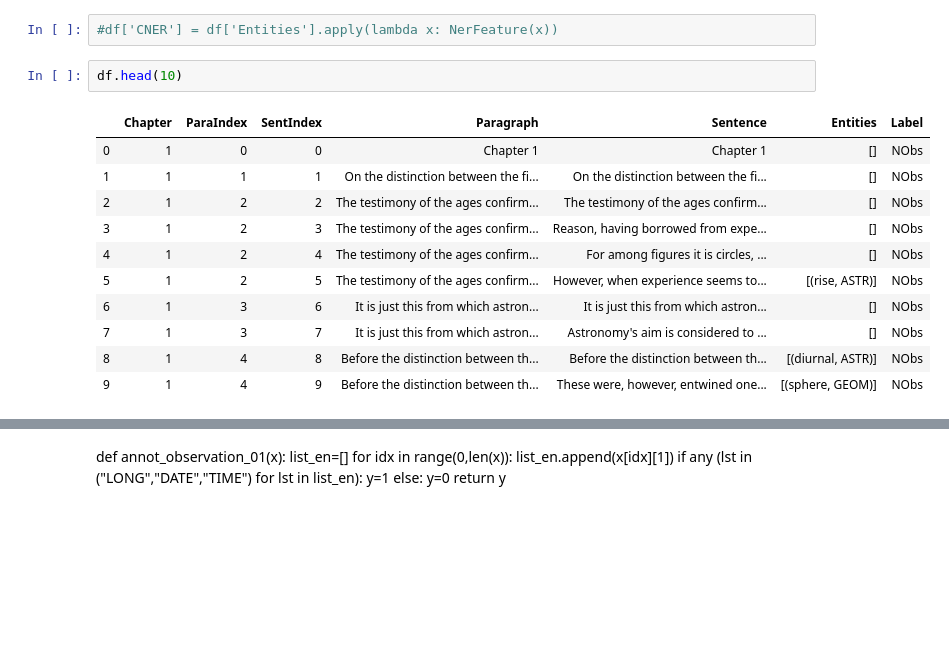
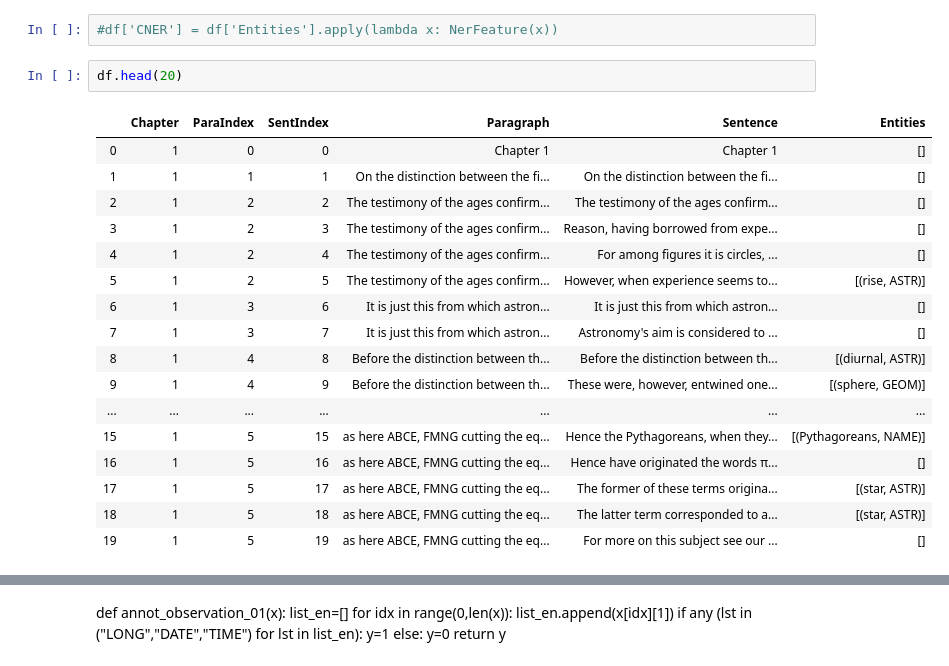
Before and after one commit to myeghaneh/BZML, a Jupyter notebook: BZML/notebooks/13_02_Coll_updated_Observation_Sents.ipynb, the cells around one changed output, grey strips where cells are left out. Cells and saved outputs as stored; diff of their text form; blank space fills up the shorter version.

```diff
--- a/BZML/notebooks/13_02_Coll_updated_Observation_Sents.ipynb
+++ b/BZML/notebooks/13_02_Coll_updated_Observation_Sents.ipynb
@@ -217,19 +217,25 @@ df['Entities'] = df['Sentence'].apply(lambda x: entity(x))
 # %%
 #df['CNER'] = df['Entities'].apply(lambda x: NerFeature(x))
 # %%
-df.head(10)
+df.head(20)
 # %% [output]
-|  | Chapter | ParaIndex | SentIndex | Paragraph | Sentence | Entities | Label |
-| 0 | 1 | 0 | 0 | Chapter 1 | Chapter 1 | [] | NObs |
-| 1 | 1 | 1 | 1 | On the distinction between the fi... | On the distinction between the fi... | [] | NObs |
-| 2 | 1 | 2 | 2 | The testimony of the ages confirm... | The testimony of the ages confirm... | [] | NObs |
-| 3 | 1 | 2 | 3 | The testimony of the ages confirm... | Reason, having borrowed from expe... | [] | NObs |
-| 4 | 1 | 2 | 4 | The testimony of the ages confirm... | For among figures it is circles, ... | [] | NObs |
-| 5 | 1 | 2 | 5 | The testimony of the ages confirm... | However, when experience seems to... | [(rise, ASTR)] | NObs |
-| 6 | 1 | 3 | 6 | It is just this from which astron... | It is just this from which astron... | [] | NObs |
-| 7 | 1 | 3 | 7 | It is just this from which astron... | Astronomy's aim is considered to ... | [] | NObs |
-| 8 | 1 | 4 | 8 | Before the distinction between th... | Before the distinction between th... | [(diurnal, ASTR)] | NObs |
-| 9 | 1 | 4 | 9 | Before the distinction between th... | These were, however, entwined one... | [(sphere, GEOM)] | NObs |
+|  | Chapter | ParaIndex | SentIndex | Paragraph | Sentence | Entities |
+| 0 | 1 | 0 | 0 | Chapter 1 | Chapter 1 | [] |
+| 1 | 1 | 1 | 1 | On the distinction between the fi... | On the distinction between the fi... | [] |
+| 2 | 1 | 2 | 2 | The testimony of the ages confirm... | The testimony of the ages confirm... | [] |
+| 3 | 1 | 2 | 3 | The testimony of the ages confirm... | Reason, having borrowed from expe... | [] |
+| 4 | 1 | 2 | 4 | The testimony of the ages confirm... | For among figures it is circles, ... | [] |
+| 5 | 1 | 2 | 5 | The testimony of the ages confirm... | However, when experience seems to... | [(rise, ASTR)] |
+| 6 | 1 | 3 | 6 | It is just this from which astron... | It is just this from which astron... | [] |
+| 7 | 1 | 3 | 7 | It is just this from which astron... | Astronomy's aim is considered to ... | [] |
+| 8 | 1 | 4 | 8 | Before the distinction between th... | Before the distinction between th... | [(diurnal, ASTR)] |
+| 9 | 1 | 4 | 9 | Before the distinction between th... | These were, however, entwined one... | [(sphere, GEOM)] |
+| ... | ... | ... | ... | ... | ... | ... |
+| 15 | 1 | 5 | 15 | as here ABCE, FMNG cutting the eq... | Hence the Pythagoreans, when they... | [(Pythagoreans, NAME)] |
+| 16 | 1 | 5 | 16 | as here ABCE, FMNG cutting the eq... | Hence have originated the words π... | [] |
+| 17 | 1 | 5 | 17 | as here ABCE, FMNG cutting the eq... | The former of these terms origina... | [(star, ASTR)] |
+| 18 | 1 | 5 | 18 | as here ABCE, FMNG cutting the eq... | The latter term corresponded to a... | [(star, ASTR)] |
+| 19 | 1 | 5 | 19 | as here ABCE, FMNG cutting the eq... | For more on this subject see our ... | [] |
 # %%
 df.tail(10)
 # %% [output]
```
Also changed, not shown: parts of 5 cells of this notebook, 13 other files.
